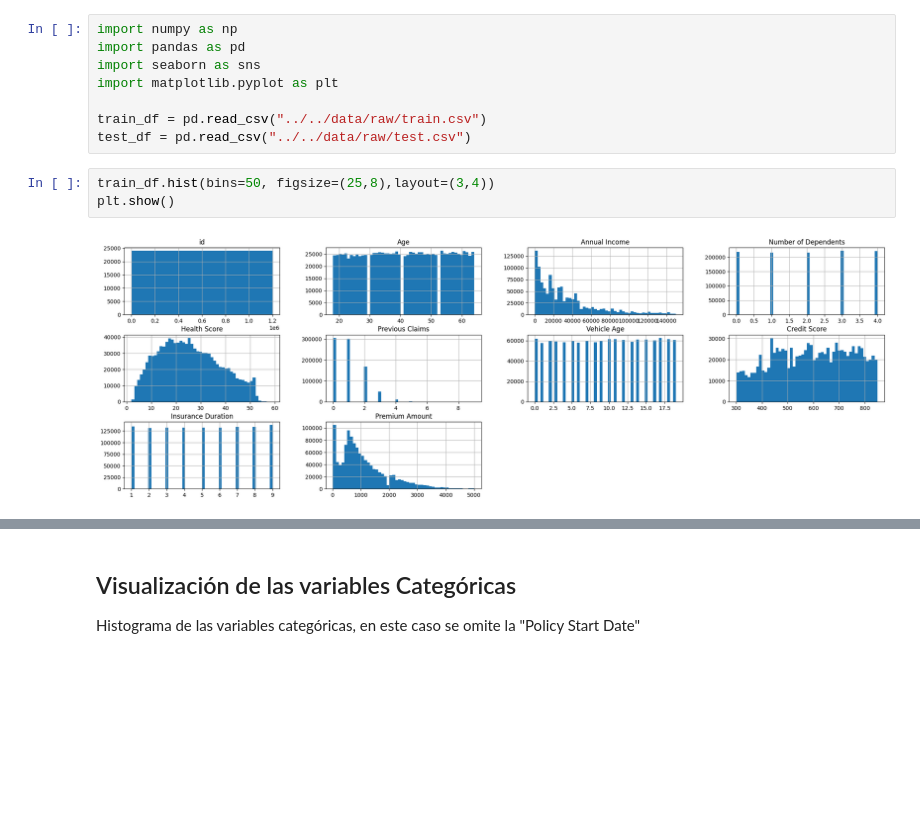
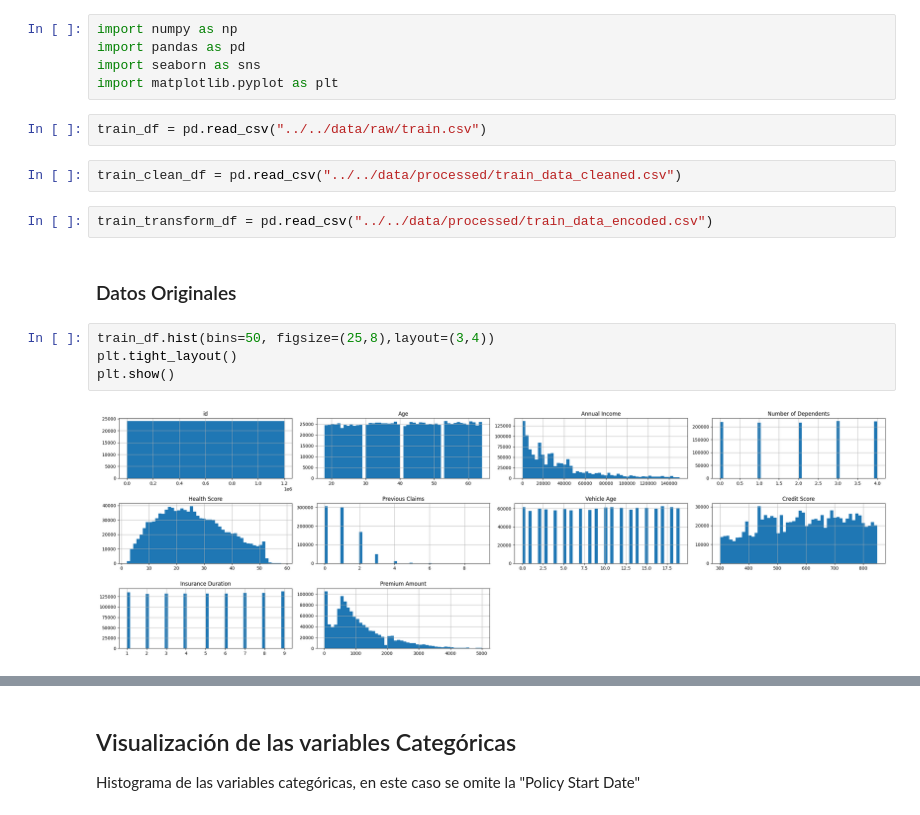
Before and after one commit to JahilCorbera/Kaggle-Insurance-Regression, a Jupyter notebook: notebooks/01_data_understanding/02_EDA_detailed.ipynb, the cells around one changed output, grey strips where cells are left out. Cells and saved outputs as stored; diff of their text form; blank space fills up the shorter version.

```diff
--- a/notebooks/01_data_understanding/02_EDA_detailed.ipynb
+++ b/notebooks/01_data_understanding/02_EDA_detailed.ipynb
@@ -5,11 +6,17 @@ import numpy as np
 import pandas as pd
 import seaborn as sns
 import matplotlib.pyplot as plt
-
-train_df = pd.read_csv("../../data/raw/train.csv")
-test_df = pd.read_csv("../../data/raw/test.csv")
+# %%
+train_df = pd.read_csv("../../data/raw/train.csv")
+# %%
+train_clean_df = pd.read_csv("../../data/processed/train_data_cleaned.csv")
+# %%
+train_transform_df = pd.read_csv("../../data/processed/train_data_encoded.csv")
+# %% [markdown]
+### Datos Originales
 # %%
 train_df.hist(bins=50, figsize=(25,8),layout=(3,4))
+plt.tight_layout()
 plt.show()
 # %% [output]
-[figure, old version]
+[figure, new version]
```
Also changed, not shown: parts of 11 cells of this notebook, 1 other file.
